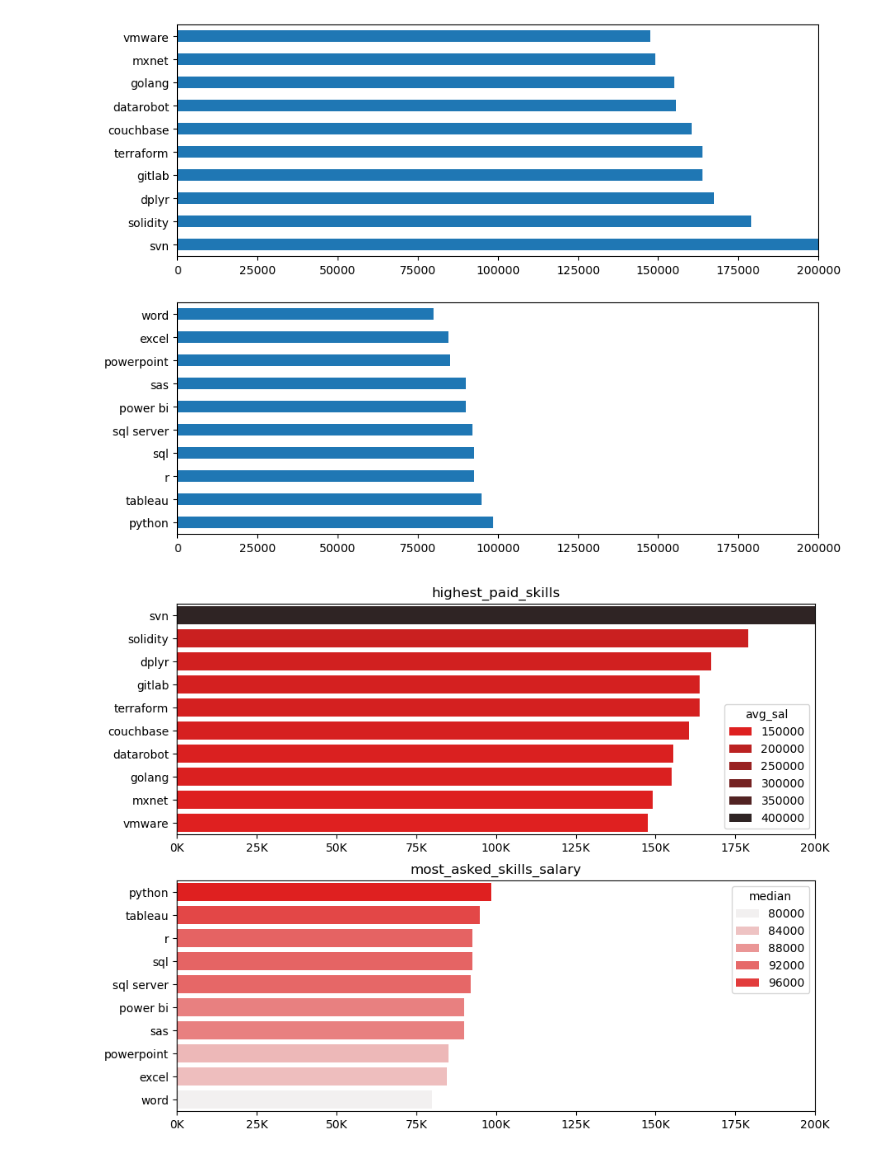
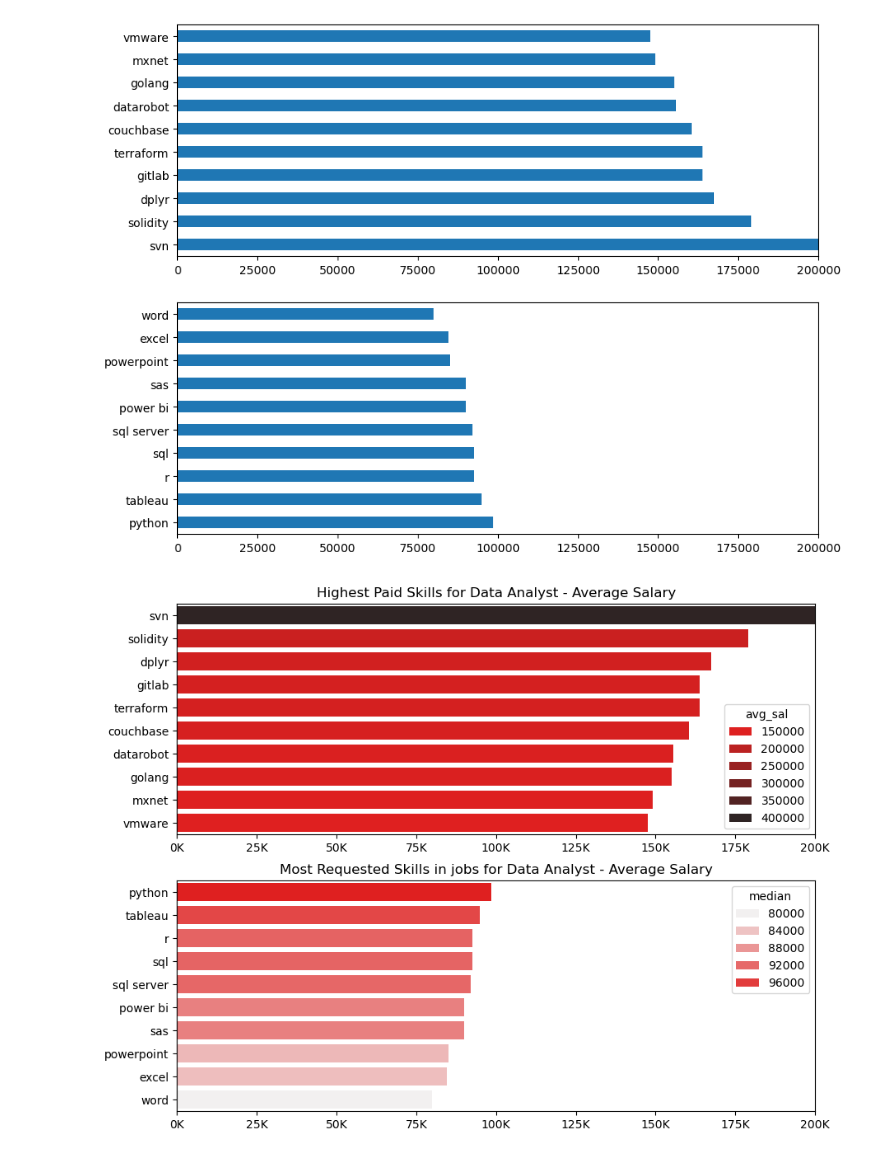
Before and after one commit to anmol112/Python_data_project, a Jupyter notebook: best_skills_DA.ipynb, the cells around one changed output. Saved outputs shown, nothing was run; the diff lists cells and outputs as text; code cells hidden in the pictures.

```diff
--- a/best_skills_DA.ipynb
+++ b/best_skills_DA.ipynb
@@ -114,17 +114,17 @@ Text(0.5, 0, '')
 # %%
 fig ,ax=plt.subplots(2,1,figsize=(10,8))
 sns.barplot(skills_salary_2 , y='job_skills_copy' , x='avg_sal' , ax=ax[0] ,hue='avg_sal' , palette='dark:r_r')
 ax[0].set_xlim(0,200000)
-ax[0].set_title('highest_paid_skills')
+ax[0].set_title('Highest Paid Skills for Data Analyst - Average Salary')
 ax[0].set_ylabel('')
 ax[0].set_xlabel('')
 ax[0].xaxis.set_major_formatter(ticker.FuncFormatter(lambda x , pos:f'{int(x/1000)}K'))
 
 sns.barplot(skills_count_data_3 , y='job_skills_copy' , x='median' , ax=ax[1] , hue='median' , palette='light:r')
 ax[1].set_xlim(0,200000)
-ax[1].set_title('most_asked_skills_salary')
+ax[1].set_title('Most Requested Skills in jobs for Data Analyst - Average Salary')
 ax[1].set_ylabel('')
 ax[1].set_xlabel('')
 ax[1].xaxis.set_major_formatter(ticker.FuncFormatter(lambda x , pos:f'{int(x/1000)}K'))
 # %% [output]
-[figure, old version]
+[figure, new version]
```
Also changed, not shown: 20 other files.
